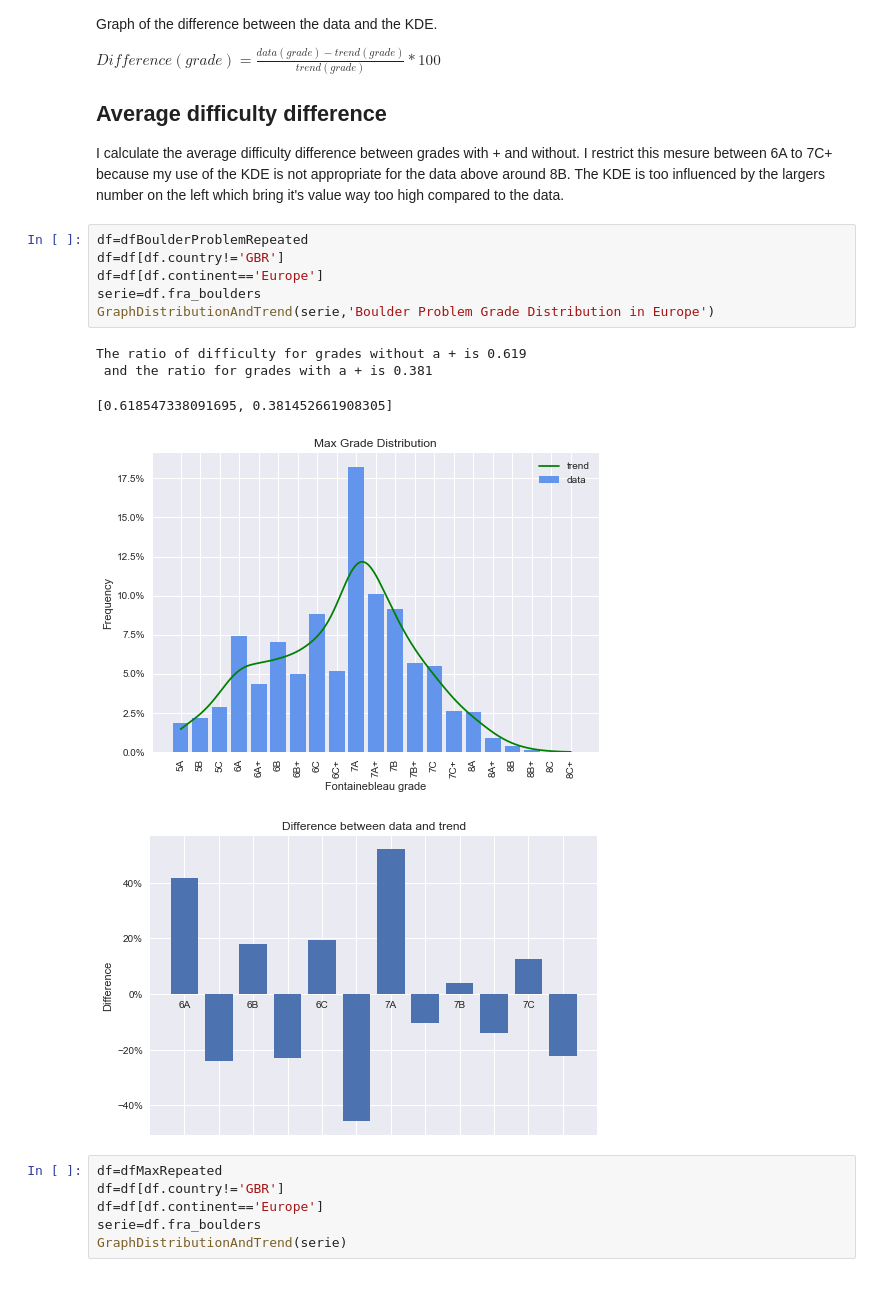
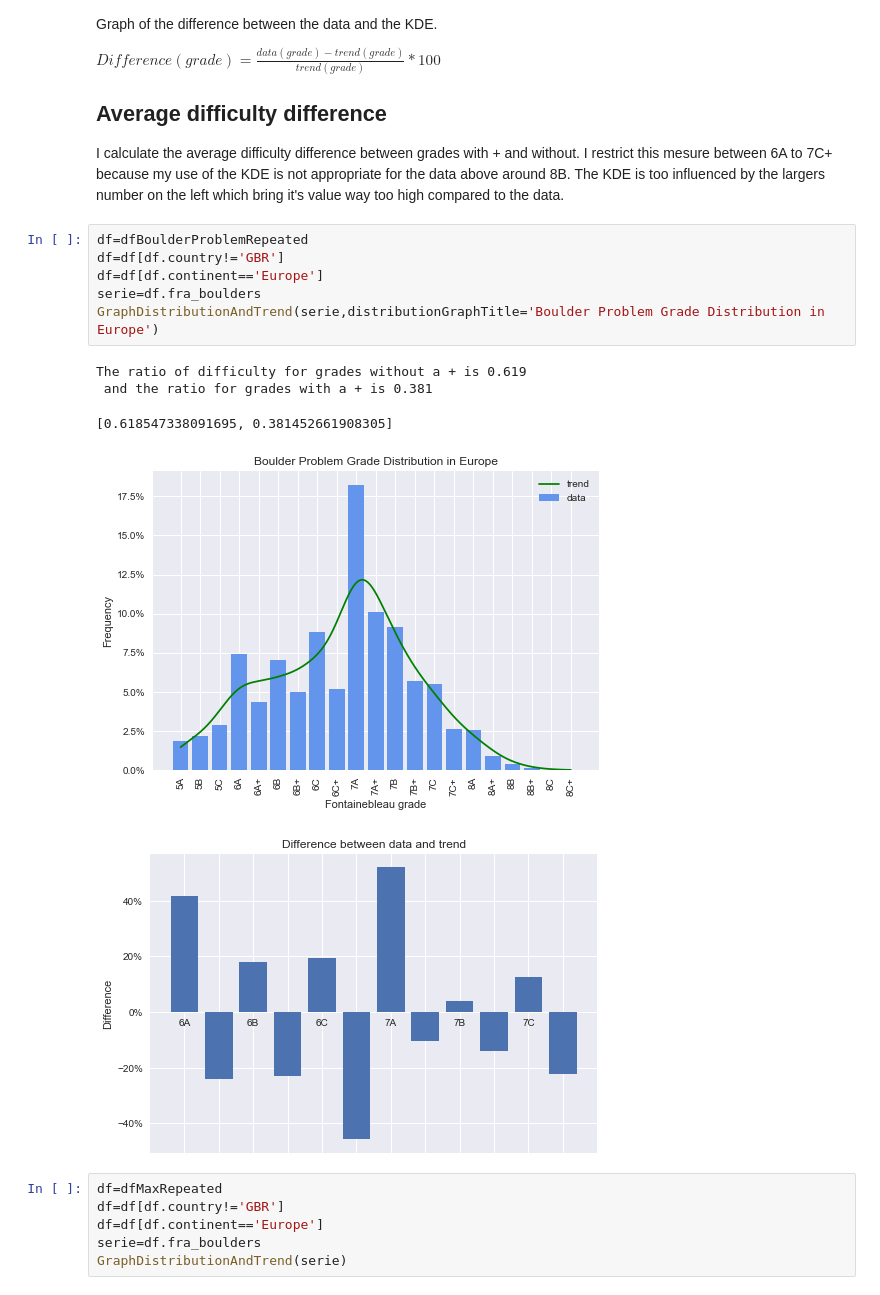
Before and after one commit to pEtienn/Fontainebleau-grade-analysis, a Jupyter notebook: dataAnalysis.ipynb, the cells around one changed output. Saved outputs shown, nothing was run; the diff lists cells and outputs as text.

```diff
--- a/dataAnalysis.ipynb
+++ b/dataAnalysis.ipynb
@@ -215,14 +215,14 @@ I calculate the average difficulty difference between grades with + and without.
 # %%
 df=dfBoulderProblemRepeated
 df=df[df.country!='GBR']
 df=df[df.continent=='Europe']
 serie=df.fra_boulders
-GraphDistributionAndTrend(serie,'Boulder Problem Grade Distribution in Europe')
+GraphDistributionAndTrend(serie,distributionGraphTitle='Boulder Problem Grade Distribution in Europe')
 # %% [output]
 The ratio of difficulty for grades without a + is 0.619
  and the ratio for grades with a + is 0.381
 [0.618547338091695, 0.381452661908305]
-[figure, old version]
+[figure, new version]
 [figure]
 # %%
 df=dfMaxRepeated
```
